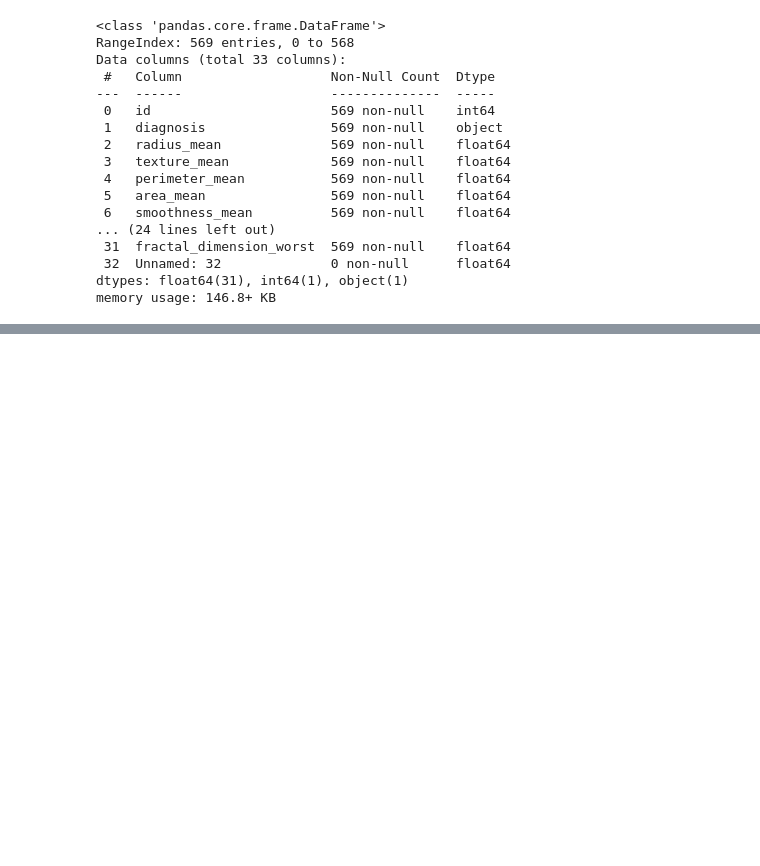
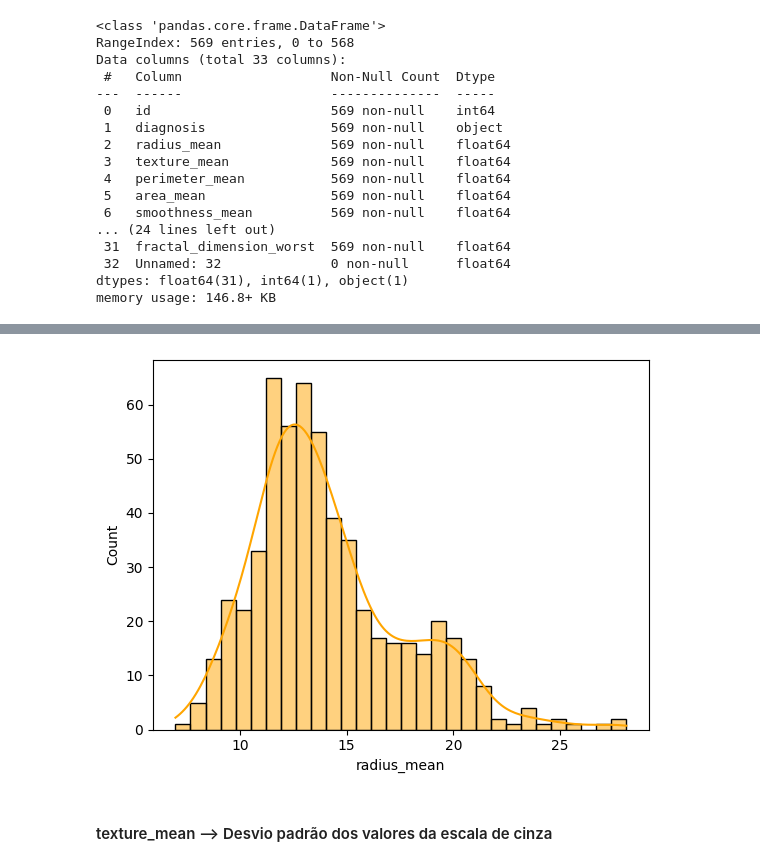
Before and after one commit to VitorKruel102/MachineLearningPython, a Jupyter notebook: MachineLearning/Modelos_Classificacao/NaiveBayes/Gaussian_NaiveBayes_Cancer.ipynb, the cells around one changed output, grey strips where cells are left out. Cells and saved outputs as stored; diff of their text form; code cells hidden in the pictures; blank space fills up the shorter version.

```diff
--- a/MachineLearning/Modelos_Classificacao/NaiveBayes/Gaussian_NaiveBayes_Cancer.ipynb
+++ b/MachineLearning/Modelos_Classificacao/NaiveBayes/Gaussian_NaiveBayes_Cancer.ipynb
@@ -100,0 +100,6 @@ from dataprep.eda import create_report
+# %%
+sns.histplot(x=df_cancer['radius_mean'], bins=30, color='orange', kde=True, stat='count');
+# %% [output]
+[figure, added]
+# %% [markdown]
+#### texture_mean --> Desvio padrão dos valores da escala de cinza
```
Also changed, not shown: parts of 11 cells of this notebook.
